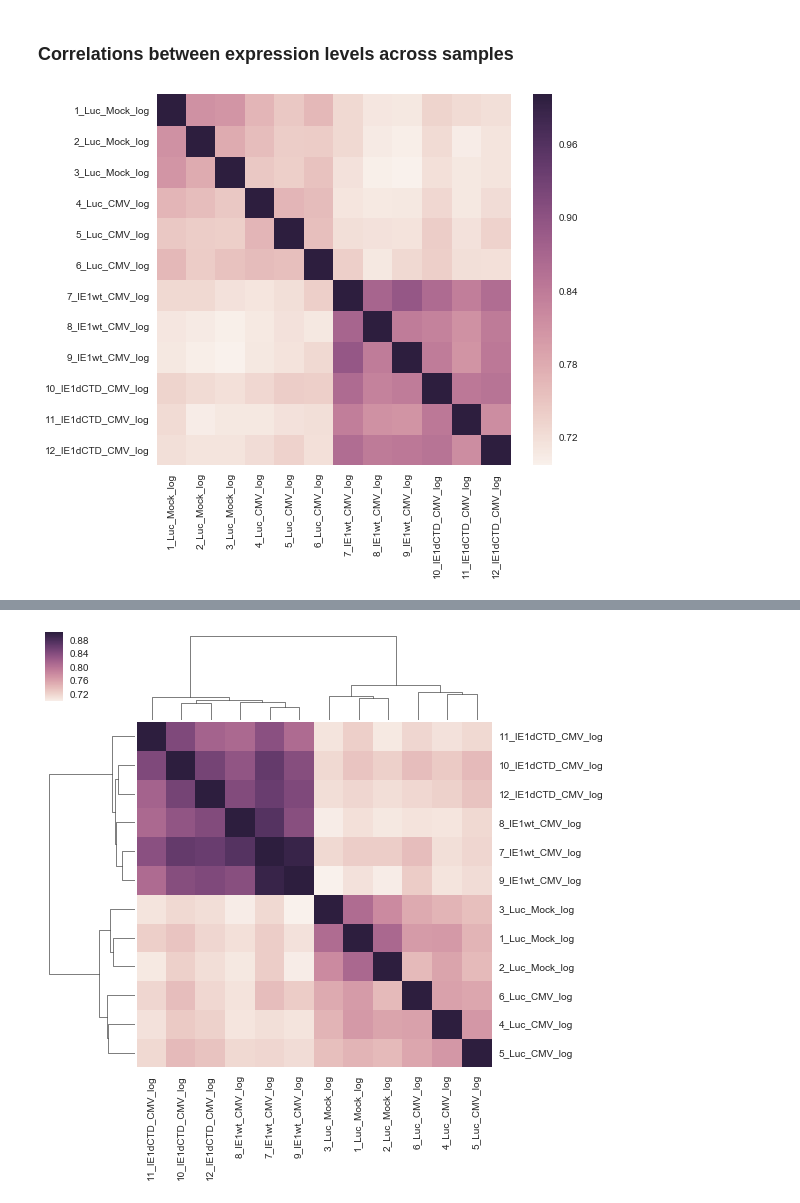
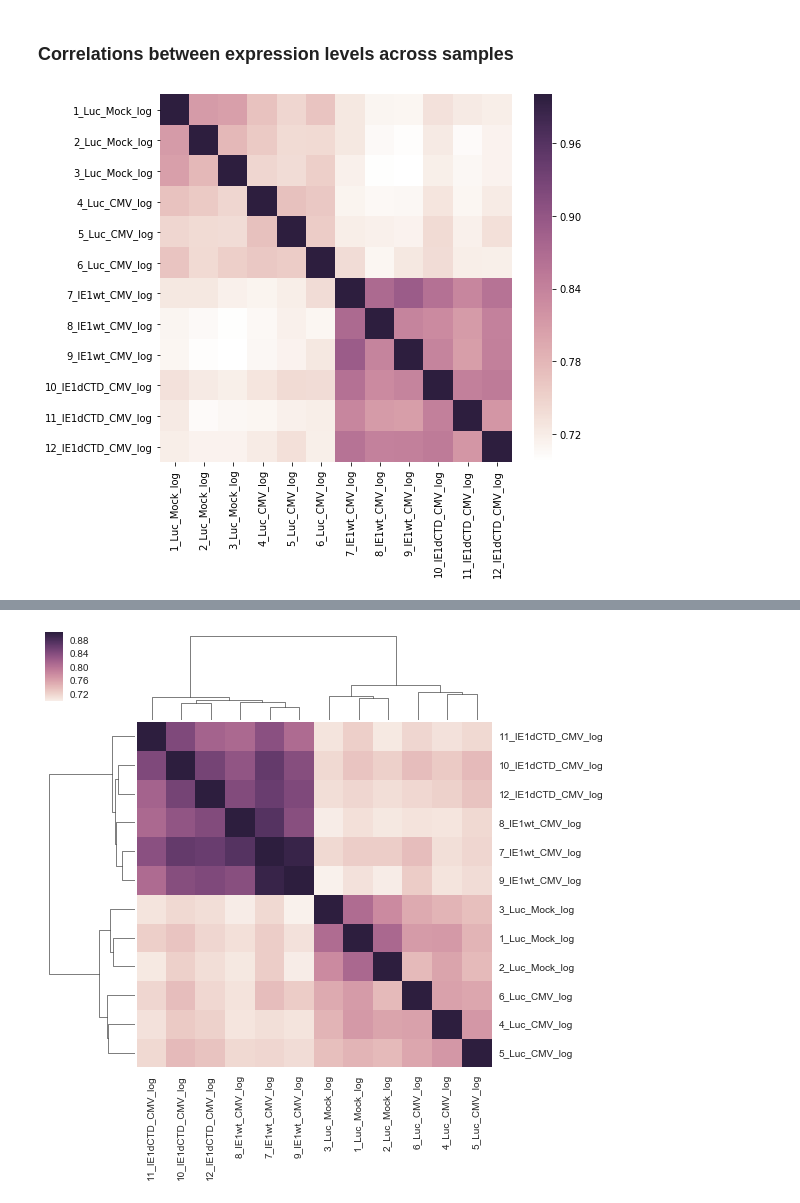
Before and after one commit to erankotler/CMV2020, a Jupyter notebook: ChIP_vs_RNA_seq.ipynb, the cells around one changed output, grey strips where cells are left out. Cells and saved outputs as stored; diff of their text form; code cells hidden in the pictures.

```diff
--- a/ChIP_vs_RNA_seq.ipynb
+++ b/ChIP_vs_RNA_seq.ipynb
@@ -14,9 +14,9 @@ import seaborn as sns
 from graphic_funcs import two_var_bar_graph, bar_graph, norm_dist_fit_hist
 %matplotlib inline
 # %%
-output_analysis_dir = "/Users/erankotler/Google Drive/workspace/CMV/ChIP_vs_Exp_output"
-ChIP_data_dir = "/Users/erankotler/Google Drive/workspace/CMV/Data/ChIPseq"
-RNAseq_data_dir = "/Users/erankotler/Google Drive/workspace/CMV/Data/RNAseq"
+output_analysis_dir = "/Users/erankotler/Google Drive/workspace/CMV2020/ChIP_vs_Exp_output"
+ChIP_data_dir = "/Users/erankotler/Google Drive/workspace/CMV2020/Data/ChIPseq"
+RNAseq_data_dir = "/Users/erankotler/Google Drive/workspace/CMV2020/Data/RNAseq"
 
 TSS_means_file = "IE1_norm_dCTD_All_TSS_500bp_sorted_win_means.csv" # dCTD-normalized data
 # IE1_signal = "IE1_output_All_TSS_500bp_sorted_win_means.csv"
@@ -27,6 +27,8 @@ DE_file = os.path.join(RNAseq_data_dir, "de_stats.csv")
 
 # Noam_RNAseq_data_dir = "/Users/erankotler/Google Drive/workspace/CMV/Data/Stern_Ginnosar_data" # Noam's paper data
 # exp_file = os.path.join(Noam_RNAseq_data_dir, "S1_table_RPKM_hg19.xlsx") # data from Noam Stern-Ginnosar's paper
+# %%
+old_cmap = sns.cubehelix_palette(light=1, as_cmap=True)
 # %% [markdown]
 ### Organize gene names in expression data, save to csv
 (Need to run only once)
@@ -112,11 +114,11 @@ if sorted_un_vals[0]==0:
 # df[["IE1_mean", "IE1dCTD_mean", "IE1dCTD_mean", "Luc_mean", "Mock_mean"]]=adj_means
 # adj_exp_vals = df[exp_cols].replace(to_replace=0, value=min_non0)
 # df[exp_cols]=adj_exp_vals
+# %%
+# Add log-expression columns ############***********Decide on log-transformation....
+log_exp_cols = [s+"_log" for s in exp_cols]
+df[log_exp_cols] = df[exp_cols].apply(lambda v: np.log10(v))
 # %%
-# Add log-expression columns ############***********Decide on log-transformation....
-log_exp_cols = map(lambda s:s+"_log" , exp_cols)
-df[log_exp_cols] = df[exp_cols].apply(lambda v: np.log10(v))
-
 # Add log-mean expression columns
 df["IE1_Logmean"] = np.log10(df["IE1_mean"]+1)
 df["IE1dCTD_Logmean"] = np.log10(df["IE1dCTD_mean"]+1)
@@ -142,9 +144,9 @@ plt.show()
 ### Correlations between expression levels across samples
 # %%
 f, ax = plt.subplots(figsize=(8,7))
-hm = sns.heatmap(df[log_exp_cols].corr(), ax=ax)
+hm = sns.heatmap(df[log_exp_cols].corr(), ax=ax, cmap=old_cmap)
 plt.tight_layout()
 plt.savefig(os.path.join(output_analysis_dir,"Intersample_correlations.png"), dpi=300)
 plt.show()
 # %% [output]
-[figure, old version]
+[figure, new version]
```
Also changed, not shown: parts of 7 cells of this notebook.
